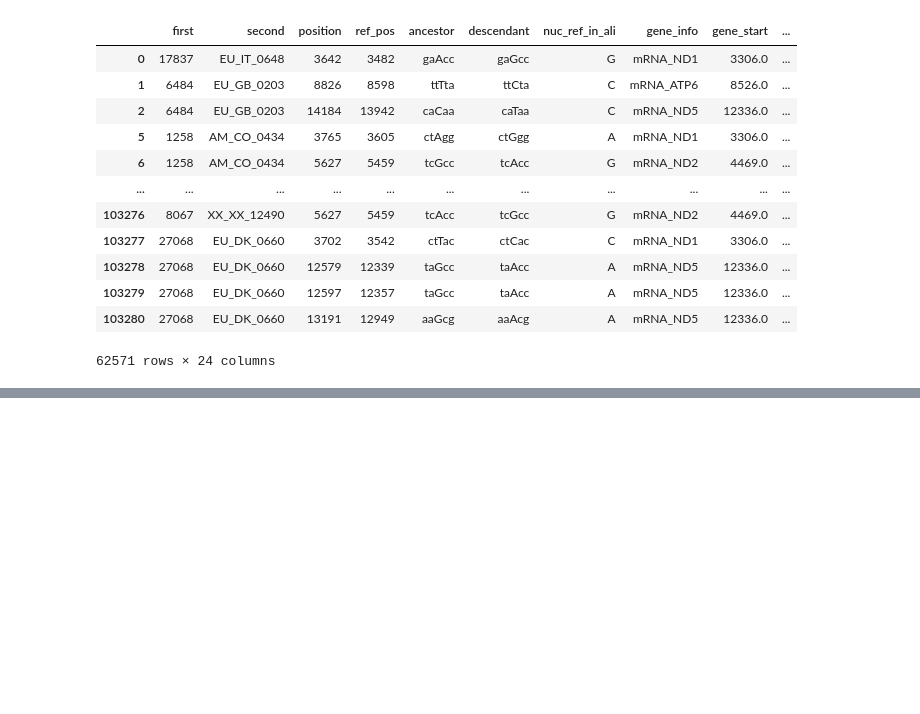
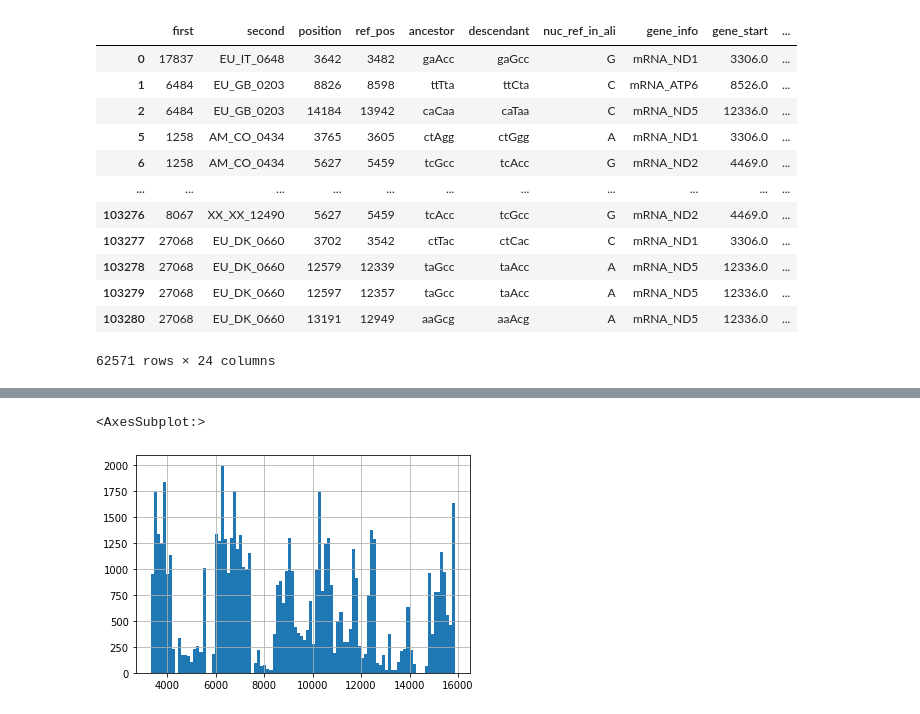
Before and after one commit to mitoclub/mtdnaMutSpecOfCancers, a Jupyter notebook: notebooks/human_global_tree_muts_EDA.ipynb, the cells around one changed output, grey strips where cells are left out. Saved outputs shown, nothing was run; the diff lists cells and outputs as text; code cells hidden in the pictures; blank space fills up the shorter version.

```diff
--- a/notebooks/human_global_tree_muts_EDA.ipynb
+++ b/notebooks/human_global_tree_muts_EDA.ipynb
@@ -629,0 +635,5 @@ plt.show()
+# %%
+muts_filtered_leaves.ref_pos.hist(bins=100)
+# %% [output]
+<AxesSubplot:>
+[figure, added]
```
Also changed, not shown: parts of 4 cells of this notebook, 4 other files.
